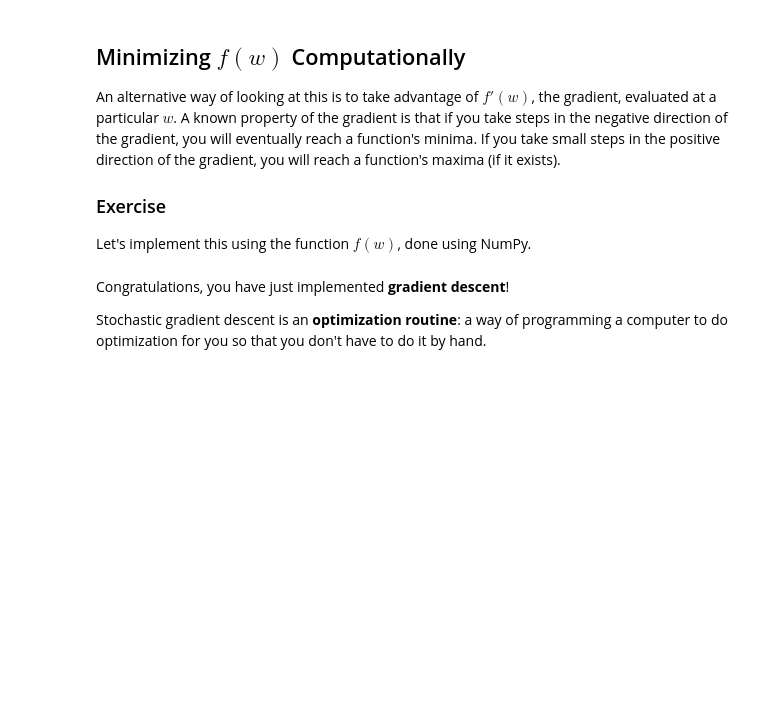
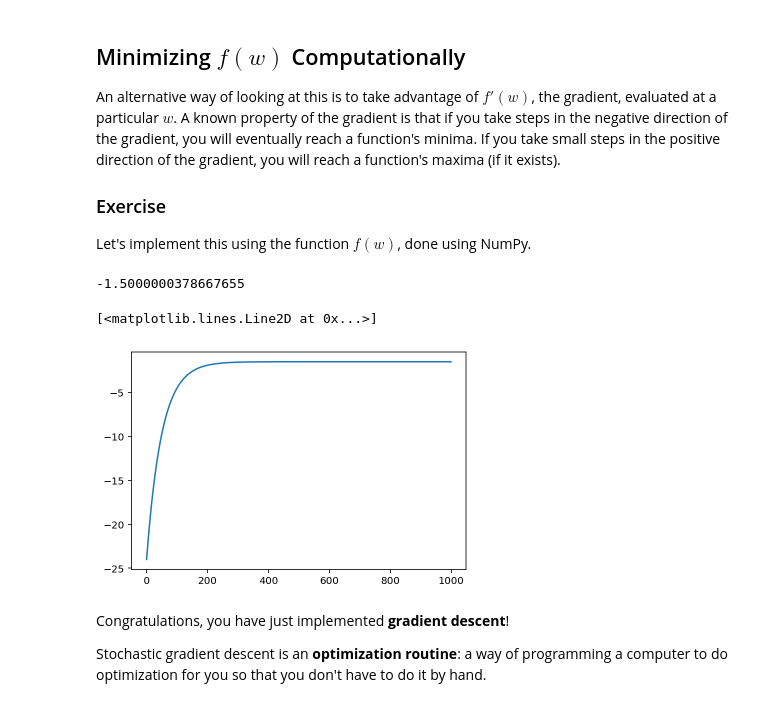
Before and after one commit to lame/dl-workshop, a Jupyter notebook: docs/tutorial-student.ipynb, the cells around one changed output. Cells and saved outputs as stored; diff of their text form; code cells hidden in the pictures; blank space fills up the shorter version.

```diff
--- a/docs/tutorial-student.ipynb
+++ b/docs/tutorial-student.ipynb
@@ -202,24 +219,35 @@ An alternative way of looking at this is to take advantage of $f'(w)$, the gradi
 Let's implement this using the function $f(w)$, done using NumPy.
 # %%
 # Exercise: Write f(w) as a function.
+history = []
 def f(w):
-    return _____
+    return pow(w, 2) + 3*w - 5
 
 # Exercise: Write df(w) as a function.
 def df(w):
     """
     The derivative of f with respect to w.
     """
-    return _____
+    return 2*w + 3
 
 # Exercise: Pick a number to start w at.
-w = _____  # start with a float
+w = -24  # start with a float
 
 # Now, adjust the value of w 1000 times, taking small steps in the negative direction of the gradient.
 for i in range(1000):
-    w = _____    # 0.01 is the size of the step taken.
+    history.append(w)
+    w = w - df(w) * 0.01    # 0.01 is the size of the step taken.
 
 print(w)
+# %% [output]
+-1.5000000378667655
+# %%
+import matplotlib.pyplot as plt
+
+plt.plot(history)
+# %% [output]
+[<matplotlib.lines.Line2D at 0x...>]
+[figure, added]
 # %% [markdown]
 Congratulations, you have just implemented **gradient descent**!
 
```
Also changed, not shown: parts of 30 cells of this notebook.
